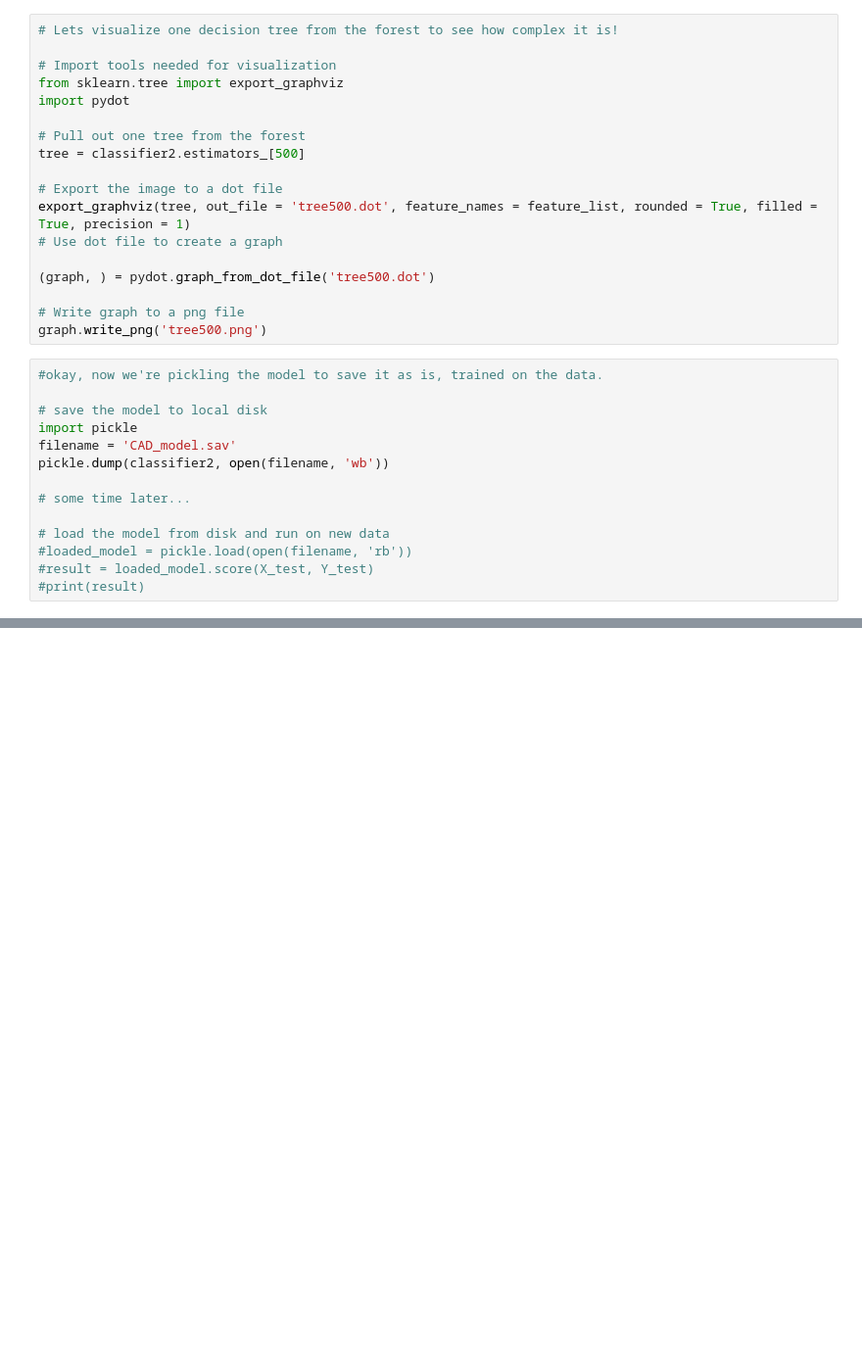
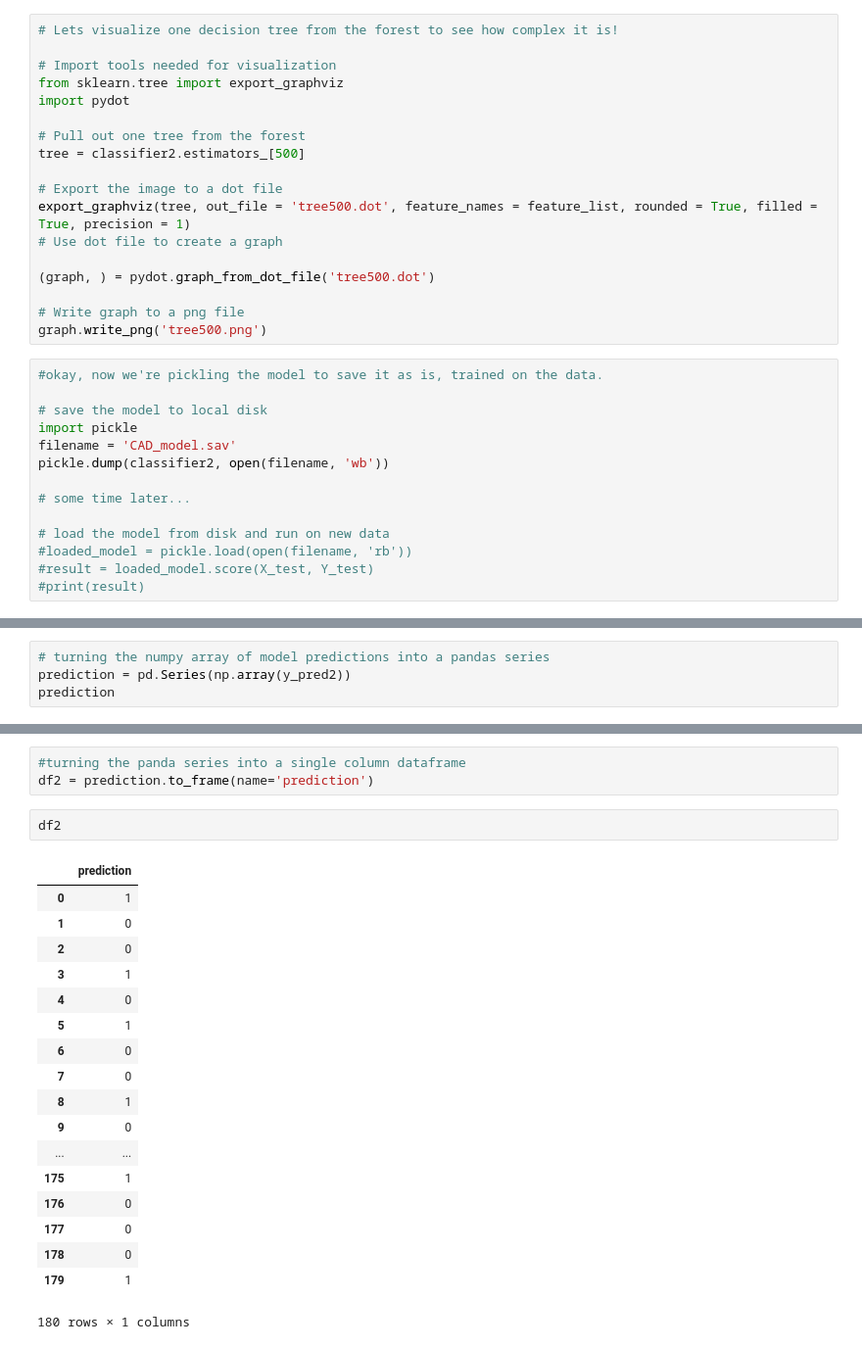
Before and after one commit to Ophelia82/Heart-Disease-Predictive-Model, a Jupyter notebook: CAD Random Forest Model.ipynb, the cells around one changed output, grey strips where cells are left out. Shown: that part at 98% size. Saved outputs shown, nothing was run; the diff lists cells and outputs as text; blank space fills up the shorter version.

```diff
--- a/CAD Random Forest Model.ipynb
+++ b/CAD Random Forest Model.ipynb
@@ -229,0 +199,4 @@ pickle.dump(classifier2, open(filename, 'wb'))
+# %%
+# turning the numpy array of model predictions into a pandas series
+prediction = pd.Series(np.array(y_pred2))
+prediction
@@ -229,0 +221,24 @@ pickle.dump(classifier2, open(filename, 'wb'))
+# %%
+#turning the panda series into a single column dataframe
+df2 = prediction.to_frame(name='prediction')
+# %%
+df2
+# %% [output]
+|  | prediction |
+| 0 | 1 |
+| 1 | 0 |
+| 2 | 0 |
+| 3 | 1 |
+| 4 | 0 |
+| 5 | 1 |
+| 6 | 0 |
+| 7 | 0 |
+| 8 | 1 |
+| 9 | 0 |
+| ... | ... |
+| 175 | 1 |
+| 176 | 0 |
+| 177 | 0 |
+| 178 | 0 |
+| 179 | 1 |
+180 rows × 1 columns
```
Also changed, not shown: parts of 13 cells of this notebook, 4 other files.
